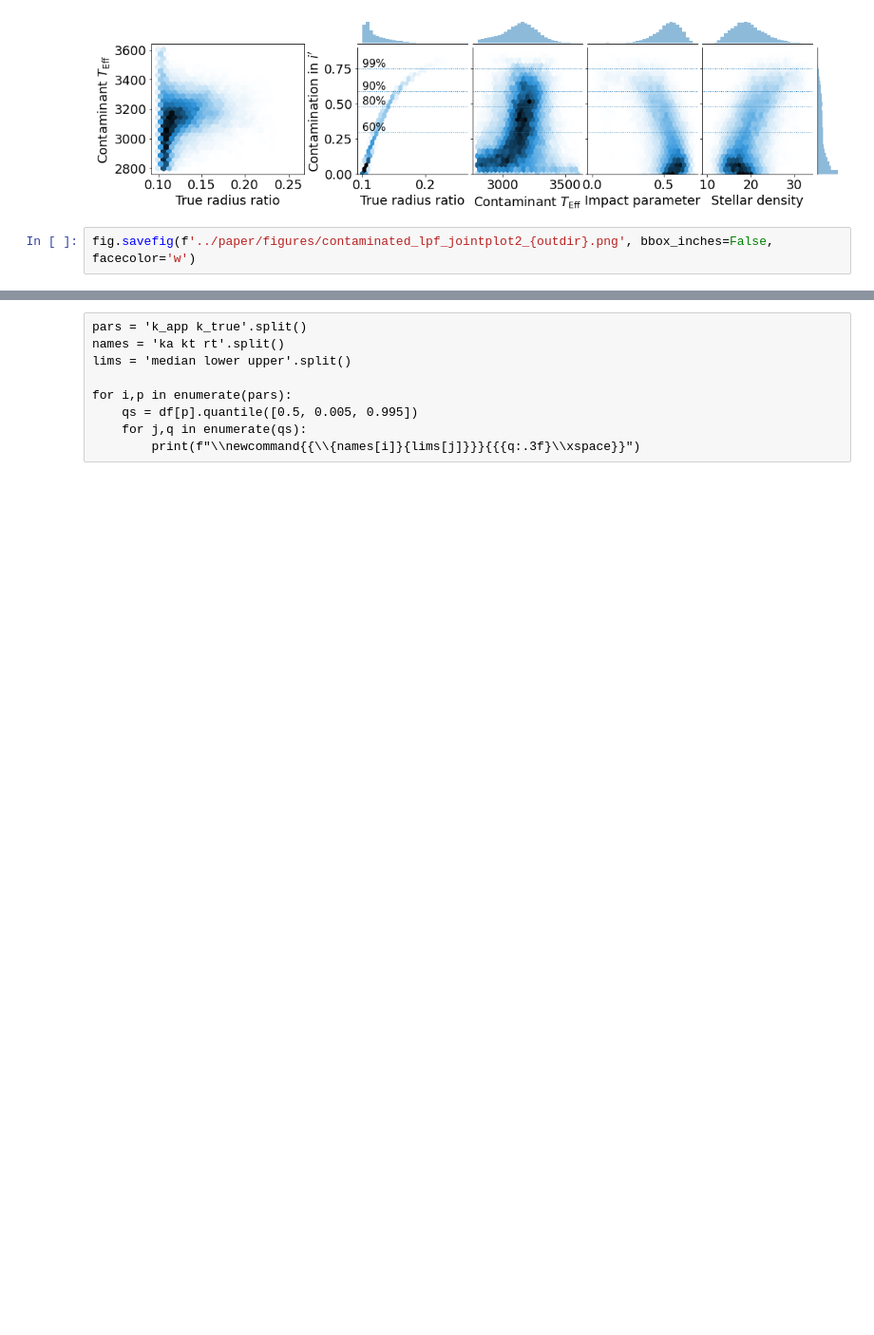
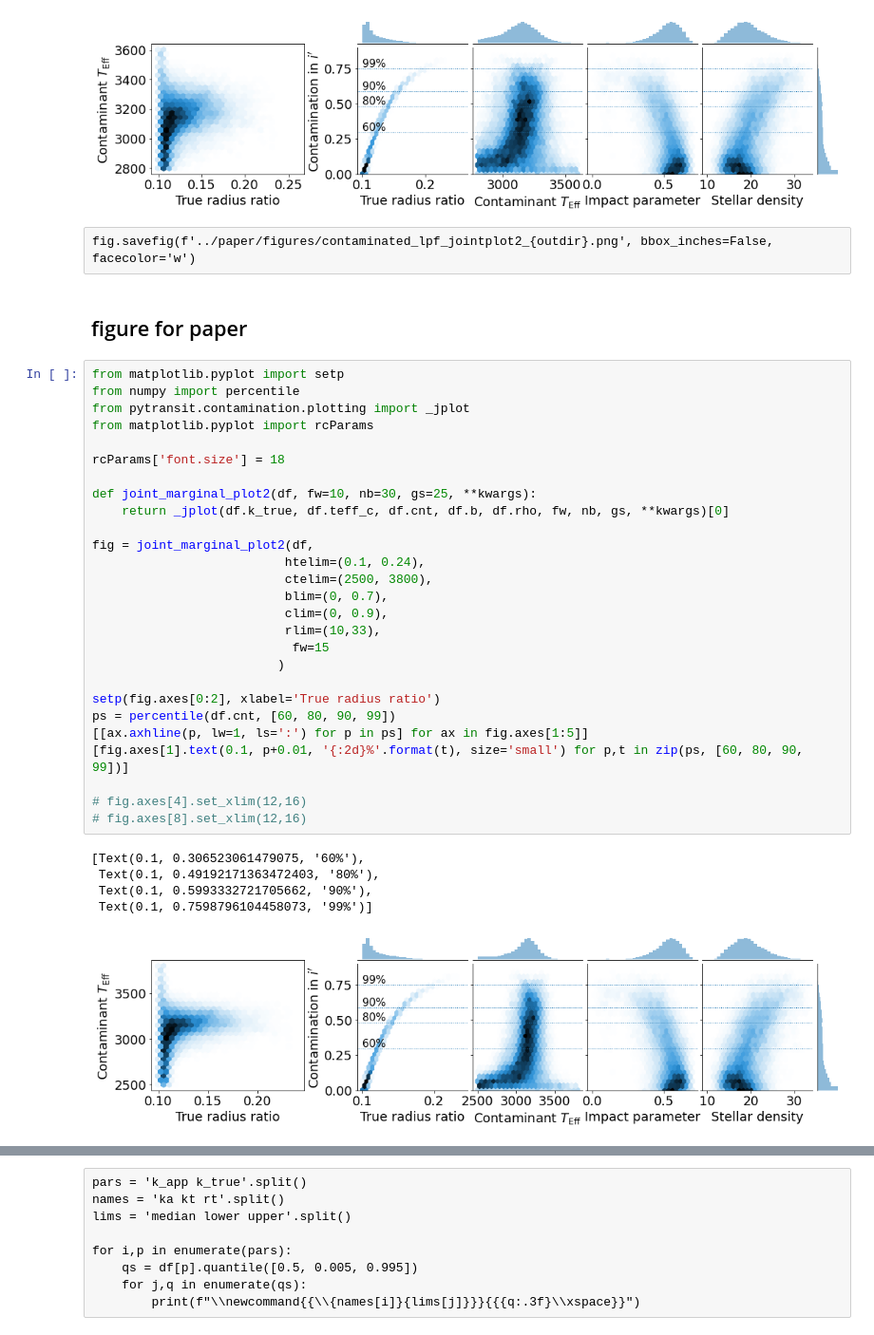
Before and after one commit to jpdeleon/toi1696, a Jupyter notebook: notebooks/contamination.ipynb, the cells around one changed output, grey strips where cells are left out. Shown at 95% size. Saved outputs shown, nothing was run; the diff lists cells and outputs as text; blank space fills up the shorter version.

```diff
--- a/notebooks/contamination.ipynb
+++ b/notebooks/contamination.ipynb
@@ -495,5 +498,40 @@ ps = percentile(df.cnt, [60, 80, 90, 99])
  Text(0.1, 0.5993332721705662, '90%'),
  Text(0.1, 0.7598796104458073, '99%')]
 [figure]
-# %%
-fig.savefig(f'../paper/figures/contaminated_lpf_jointplot2_{outdir}.png', bbox_inches=False, facecolor='w')
+# %% [raw]
+fig.savefig(f'../paper/figures/contaminated_lpf_jointplot2_{outdir}.png', bbox_inches=False, facecolor='w')
+# %% [markdown]
+## figure for paper
+# %%
+from matplotlib.pyplot import setp
+from numpy import percentile
+from pytransit.contamination.plotting import _jplot
+from matplotlib.pyplot import rcParams
+
+rcParams['font.size'] = 18
+
+def joint_marginal_plot2(df, fw=10, nb=30, gs=25, **kwargs):
+    return _jplot(df.k_true, df.teff_c, df.cnt, df.b, df.rho, fw, nb, gs, **kwargs)[0]
+
+fig = joint_marginal_plot2(df,
+                          htelim=(0.1, 0.24),
+                          ctelim=(2500, 3800),
+                          blim=(0, 0.7),
+                          clim=(0, 0.9),
+                          rlim=(10,33),
+                           fw=15
+                         )
+
+setp(fig.axes[0:2], xlabel='True radius ratio')
+ps = percentile(df.cnt, [60, 80, 90, 99])
+[[ax.axhline(p, lw=1, ls=':') for p in ps] for ax in fig.axes[1:5]]
+[fig.axes[1].text(0.1, p+0.01, '{:2d}%'.format(t), size='small') for p,t in zip(ps, [60, 80, 90, 99])]
+
+# fig.axes[4].set_xlim(12,16)
+# fig.axes[8].set_xlim(12,16)
+# %% [output]
+[Text(0.1, 0.306523061479075, '60%'),
+ Text(0.1, 0.49192171363472403, '80%'),
+ Text(0.1, 0.5993332721705662, '90%'),
+ Text(0.1, 0.7598796104458073, '99%')]
+[figure, added]
```
Also changed, not shown: parts of 11 cells of this notebook, 26 other files.
